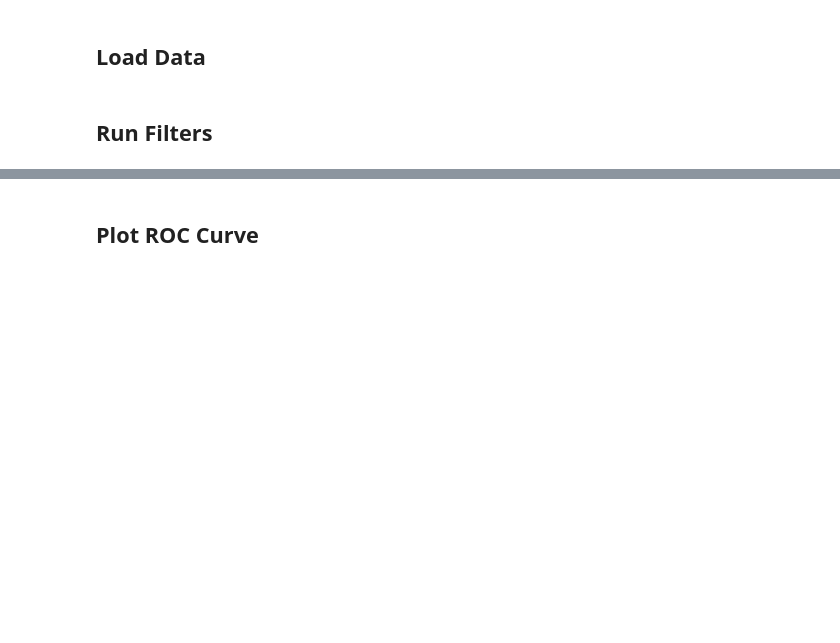
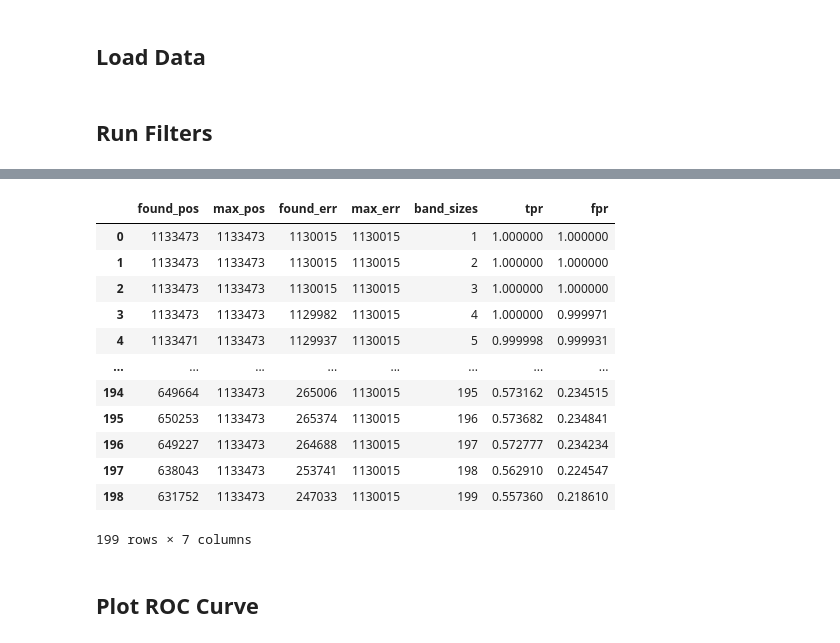
Before and after one commit to WillardFord/sv_merge, a Jupyter notebook: scripts/readFiltering/analysis/testBinning.ipynb, the cells around one changed output, grey strips where cells are left out. Cells and saved outputs as stored; diff of their text form; code cells hidden in the pictures; blank space fills up the shorter version.

```diff
--- a/scripts/readFiltering/analysis/testBinning.ipynb
+++ b/scripts/readFiltering/analysis/testBinning.ipynb
@@ -177,3 +179,23 @@ Compute Time:    548.4828109741211
+# %%
+euclidean_df = dataToPandas("euclidean")
+sketch_df = dataToPandas("sketch")
+minHash_df = dataToPandas("minHash")
+# %%
+euclidean_df
+# %% [output]
+|  | found_pos | max_pos | found_err | max_err | band_sizes | tpr | fpr |
+| 0 | 1133473 | 1133473 | 1130015 | 1130015 | 1 | 1.000000 | 1.000000 |
+| 1 | 1133473 | 1133473 | 1130015 | 1130015 | 2 | 1.000000 | 1.000000 |
+| 2 | 1133473 | 1133473 | 1130015 | 1130015 | 3 | 1.000000 | 1.000000 |
+| 3 | 1133473 | 1133473 | 1129982 | 1130015 | 4 | 1.000000 | 0.999971 |
+| 4 | 1133471 | 1133473 | 1129937 | 1130015 | 5 | 0.999998 | 0.999931 |
+| ... | ... | ... | ... | ... | ... | ... | ... |
+| 194 | 649664 | 1133473 | 265006 | 1130015 | 195 | 0.573162 | 0.234515 |
+| 195 | 650253 | 1133473 | 265374 | 1130015 | 196 | 0.573682 | 0.234841 |
+| 196 | 649227 | 1133473 | 264688 | 1130015 | 197 | 0.572777 | 0.234234 |
+| 197 | 638043 | 1133473 | 253741 | 1130015 | 198 | 0.562910 | 0.224547 |
+| 198 | 631752 | 1133473 | 247033 | 1130015 | 199 | 0.557360 | 0.218610 |
+199 rows × 7 columns
 # %% [markdown]
 ## Plot ROC Curve
 # %%
```
Also changed, not shown: parts of 20 cells of this notebook.
